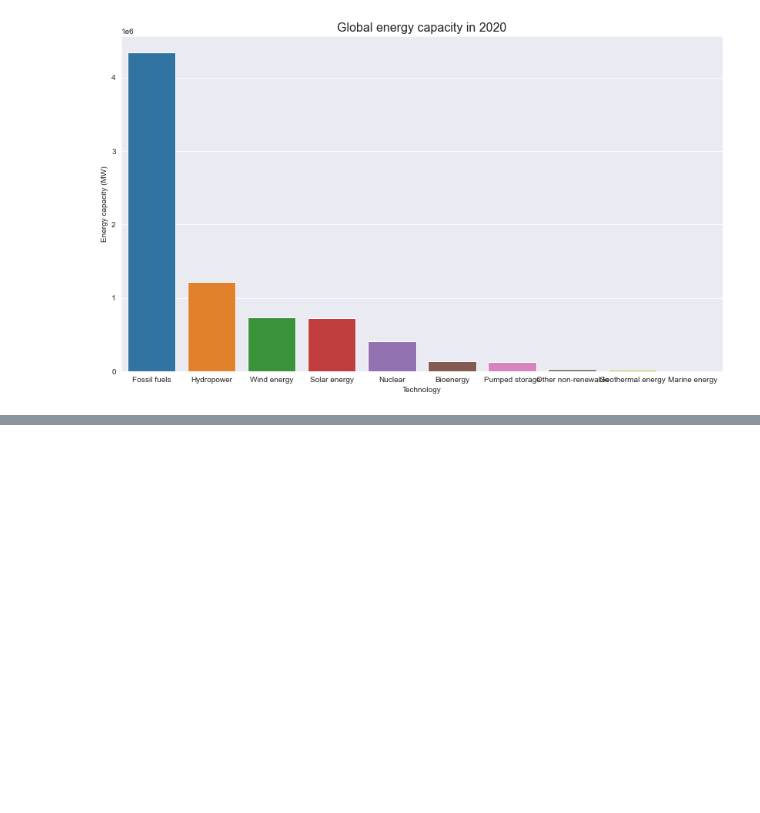
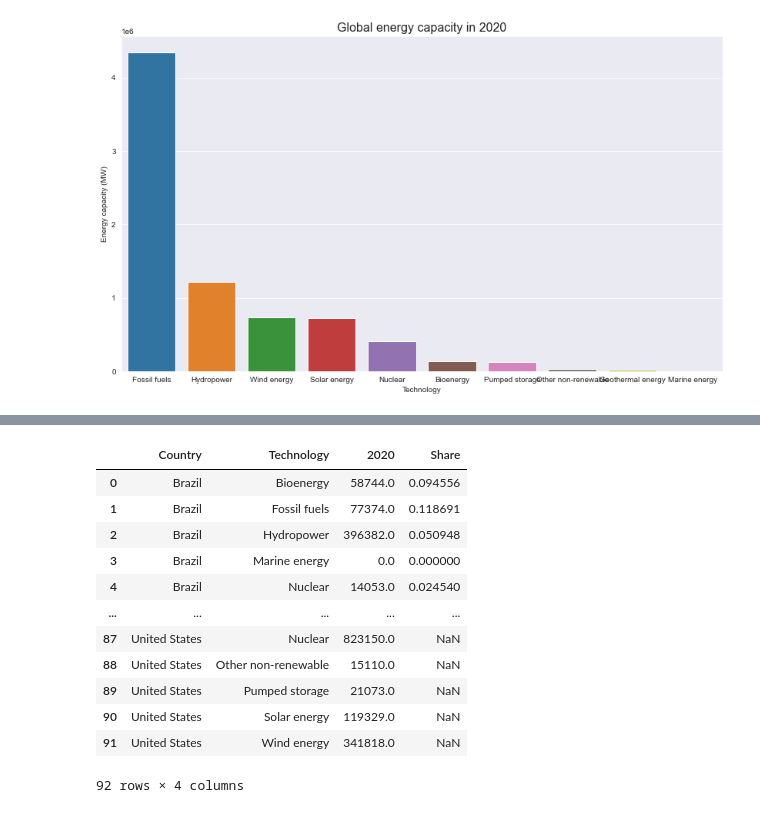
Before and after one commit to tomhtlnd/energy-transition-in-data, a Jupyter notebook: energy transition.ipynb, the cells around one changed output, grey strips where cells are left out. Cells and saved outputs as stored; diff of their text form; code cells hidden in the pictures; blank space fills up the shorter version.

```diff
--- a/energy transition.ipynb
+++ b/energy transition.ipynb
@@ -103,0 +138,19 @@ plt.show()
+# %%
+top10_sum = df_top_10.groupby('Country').sum()
+top10_sum = top10_sum.reset_index()
+
+df_top_10
+# %% [output]
+|  | Country | Technology | 2020 | Share |
+| 0 | Brazil | Bioenergy | 58744.0 | 0.094556 |
+| 1 | Brazil | Fossil fuels | 77374.0 | 0.118691 |
+| 2 | Brazil | Hydropower | 396382.0 | 0.050948 |
+| 3 | Brazil | Marine energy | 0.0 | 0.000000 |
+| 4 | Brazil | Nuclear | 14053.0 | 0.024540 |
+| ... | ... | ... | ... | ... |
+| 87 | United States | Nuclear | 823150.0 | NaN |
+| 88 | United States | Other non-renewable | 15110.0 | NaN |
+| 89 | United States | Pumped storage | 21073.0 | NaN |
+| 90 | United States | Solar energy | 119329.0 | NaN |
+| 91 | United States | Wind energy | 341818.0 | NaN |
+92 rows × 4 columns
```
Also changed, not shown: parts of 5 cells of this notebook, 10 other files.
